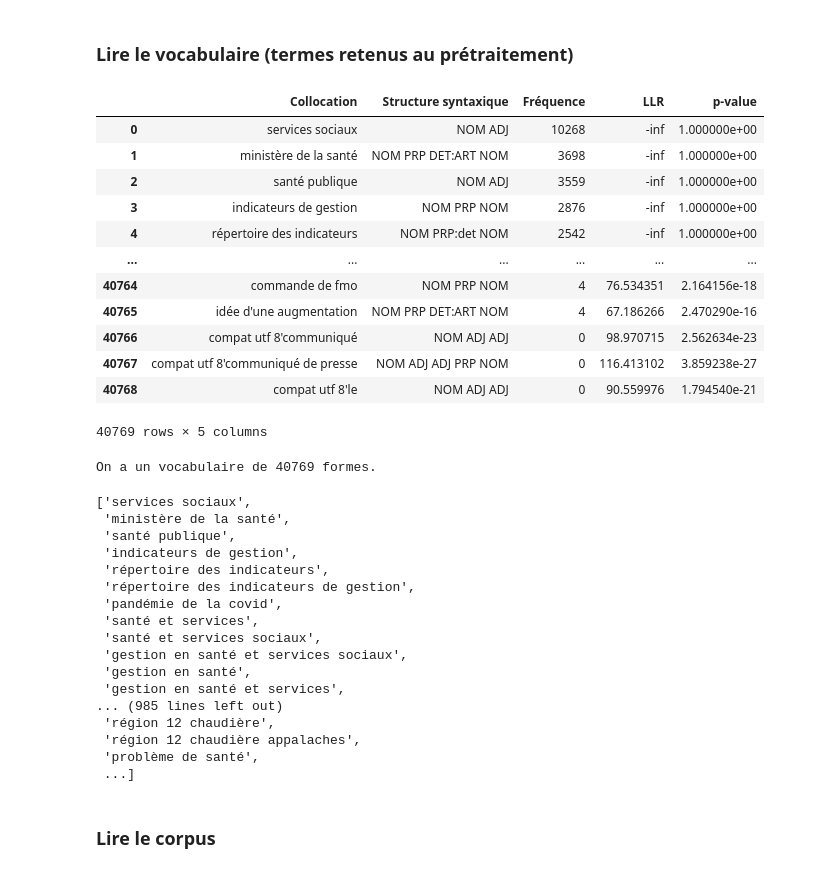
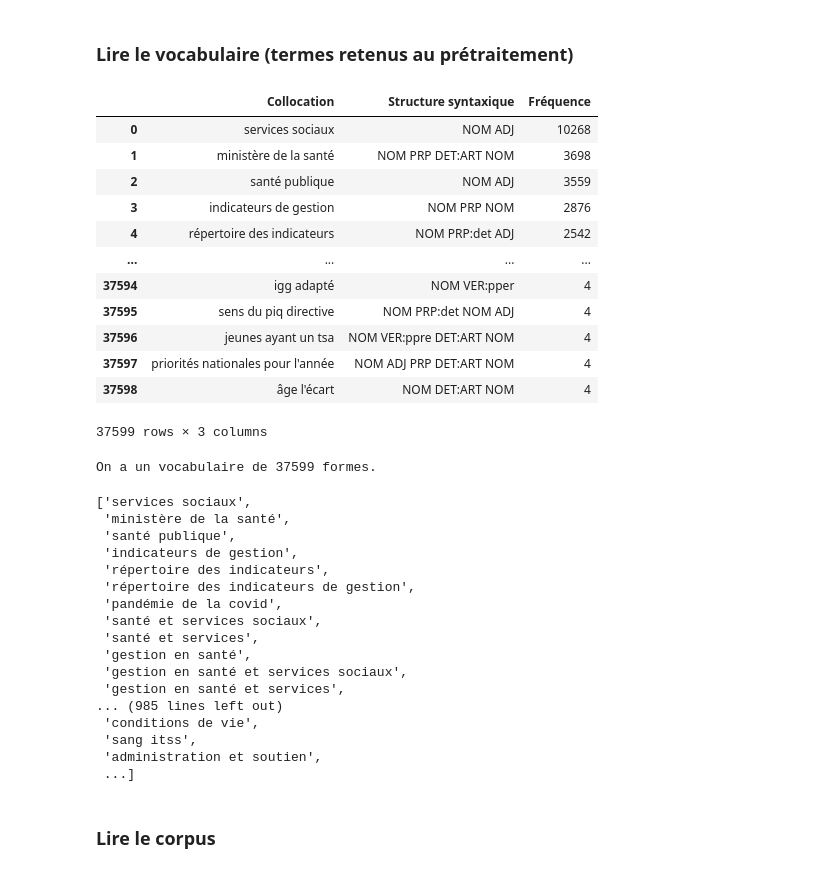
Before and after one commit to Camille-Demers/text-mining-project, a Jupyter notebook: 00-Jupyter-Notebooks/3_Pondération_statistique.ipynb, the cells around one changed output. Cells and saved outputs as stored; diff of their text form; code cells hidden in the pictures.

```diff
--- a/00-Jupyter-Notebooks/3_Pondération_statistique.ipynb
+++ b/00-Jupyter-Notebooks/3_Pondération_statistique.ipynb
@@ -21,31 +21,31 @@ else:
 # %%
 from pandas import *
 
 with open(path+csv_file, encoding='utf-8') as f:
-    csv = read_csv(f)[["Collocation", "Structure syntaxique", "Fréquence", "LLR", "p-value"]]
+    csv = read_csv(f)[["Collocation", "Structure syntaxique", "Fréquence"]] # "LLR", "p-value"]]
 
 csv
 # %% [output]
-|  | Collocation | Structure syntaxique | Fréquence | LLR | p-value |
-| 0 | services sociaux | NOM ADJ | 10268 | -inf | 1.000000e+00 |
-| 1 | ministère de la santé | NOM PRP DET:ART NOM | 3698 | -inf | 1.000000e+00 |
-| 2 | santé publique | NOM ADJ | 3559 | -inf | 1.000000e+00 |
-| 3 | indicateurs de gestion | NOM PRP NOM | 2876 | -inf | 1.000000e+00 |
-| 4 | répertoire des indicateurs | NOM PRP:det NOM | 2542 | -inf | 1.000000e+00 |
-| ... | ... | ... | ... | ... | ... |
-| 40764 | commande de fmo | NOM PRP NOM | 4 | 76.534351 | 2.164156e-18 |
-| 40765 | idée d'une augmentation | NOM PRP DET:ART NOM | 4 | 67.186266 | 2.470290e-16 |
-| 40766 | compat utf 8'communiqué | NOM ADJ ADJ | 0 | 98.970715 | 2.562634e-23 |
-| 40767 | compat utf 8'communiqué de presse | NOM ADJ ADJ PRP NOM | 0 | 116.413102 | 3.859238e-27 |
-| 40768 | compat utf 8'le | NOM ADJ ADJ | 0 | 90.559976 | 1.794540e-21 |
+|  | Collocation | Structure syntaxique | Fréquence |
+| 0 | services sociaux | NOM ADJ | 10268 |
+| 1 | ministère de la santé | NOM PRP DET:ART NOM | 3698 |
+| 2 | santé publique | NOM ADJ | 3559 |
+| 3 | indicateurs de gestion | NOM PRP NOM | 2876 |
+| 4 | répertoire des indicateurs | NOM PRP:det ADJ | 2542 |
+| ... | ... | ... | ... |
+| 37594 | igg adapté | NOM VER:pper | 4 |
+| 37595 | sens du piq directive | NOM PRP:det NOM ADJ | 4 |
+| 37596 | jeunes ayant un tsa | NOM VER:ppre DET:ART NOM | 4 |
+| 37597 | priorités nationales pour l'année | NOM ADJ PRP DET:ART NOM | 4 |
+| 37598 | âge l'écart | NOM DET:ART NOM | 4 |
-40769 rows × 5 columns
+37599 rows × 3 columns
 # %%
 vocabulaire = [t.lower() for t in list(csv['Collocation'])]
 # %%
 print('On a un vocabulaire de {} formes.'.format(len(vocabulaire)))
 vocabulaire
 # %% [output]
-On a un vocabulaire de 40769 formes.
+On a un vocabulaire de 37599 formes.
 ['services sociaux',
  'ministère de la santé',
  'santé publique',
@@ -53,15 +53,15 @@ On a un vocabulaire de 40769 formes.
  'répertoire des indicateurs',
  'répertoire des indicateurs de gestion',
  'pandémie de la covid',
+ 'santé et services sociaux',
  'santé et services',
- 'santé et services sociaux',
+ 'gestion en santé',
  'gestion en santé et services sociaux',
- 'gestion en santé',
  'gestion en santé et services',
 ... (985 lines left out)
- 'région 12 chaudière',
- 'région 12 chaudière appalaches',
- 'problème de santé',
+ 'conditions de vie',
+ 'sang itss',
+ 'administration et soutien',
  ...]
 # %% [markdown]
 ### **Lire le corpus**
```
Also changed, not shown: parts of 19 cells of this notebook, 2 other files.
